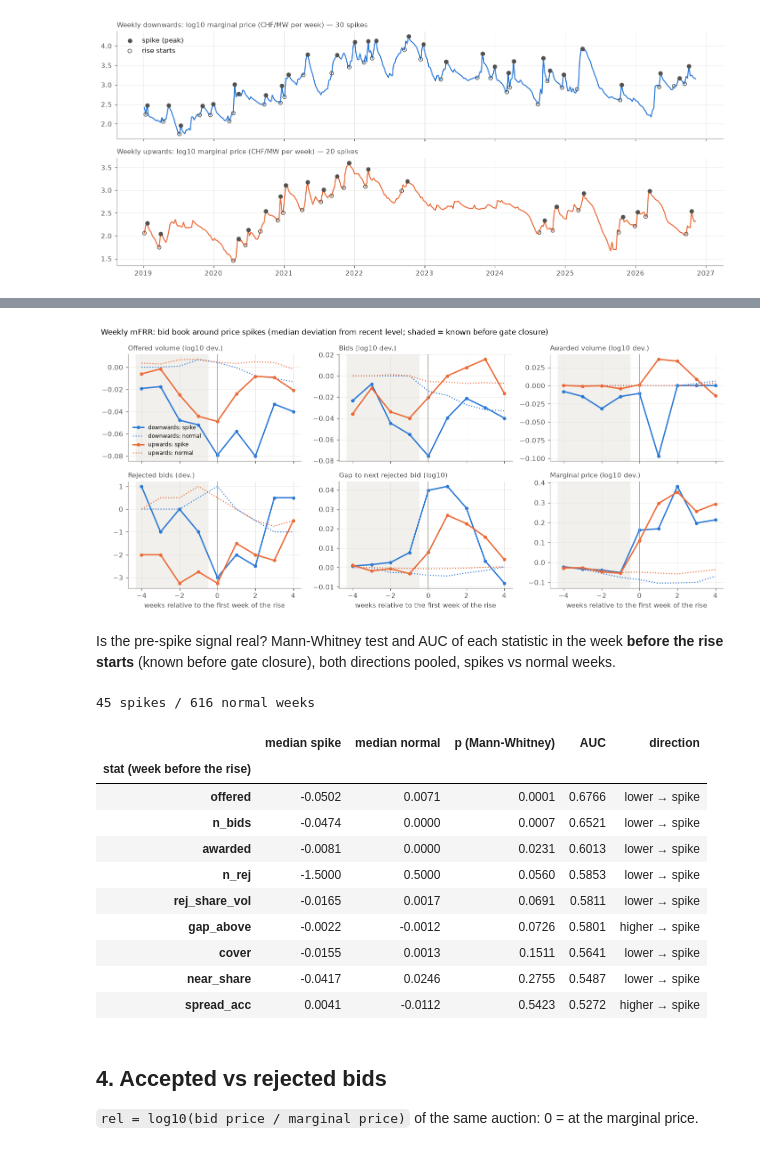
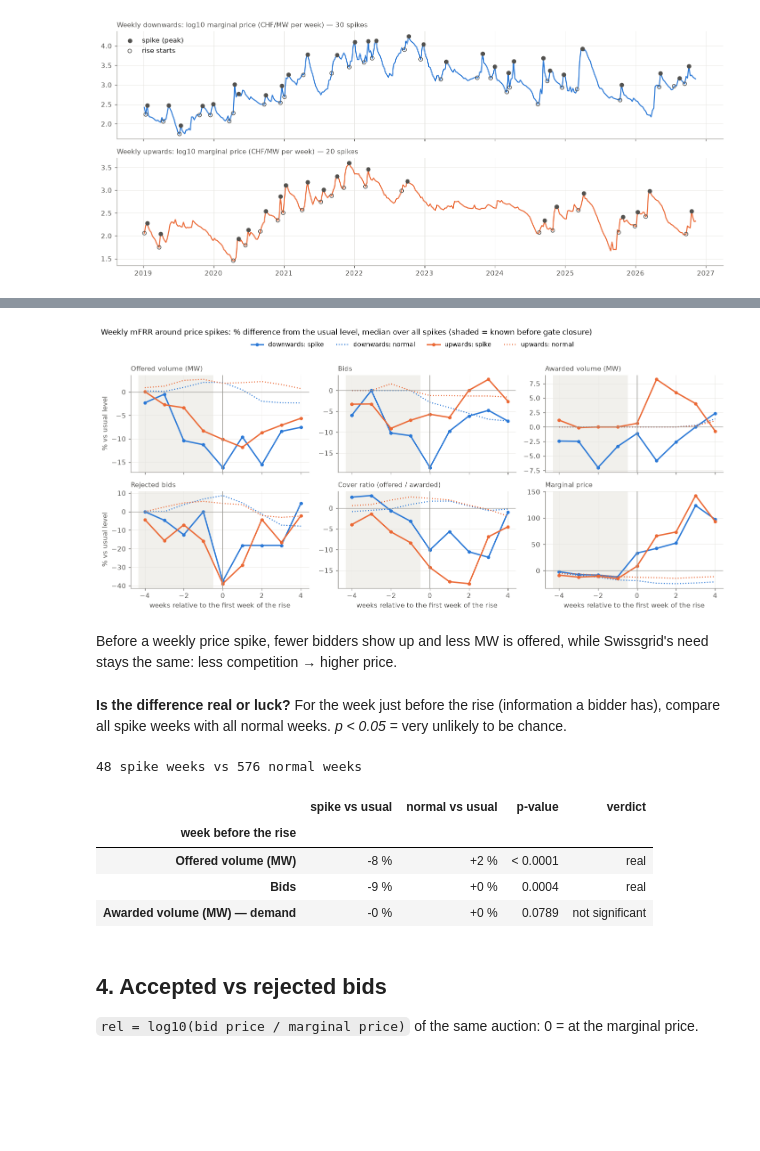
Before and after one commit to carolinaaraujo23/Swissgrid-reserve-price-forecast, a Jupyter notebook: notebooks/m3_eda_bidbook.ipynb, the cells around one changed output, grey strips where cells are left out. Cells and saved outputs as stored; diff of their text form; code cells hidden in the pictures; blank space fills up the shorter version.

```diff
--- a/notebooks/m3_eda_bidbook.ipynb
+++ b/notebooks/m3_eda_bidbook.ipynb
@@ -268,13 +235,17 @@ We compare spikes with **normal weeks** = weeks outside any spike episode (onset
 # %%
 
-LOG = ["n_bids", "offered", "awarded", "cover"]
+LOG = ["n_bids", "offered", "awarded", "cover", "n_rej"]   # compared in relative terms (log10)
+
+
+def to_log(g: pd.DataFrame, c: str) -> pd.Series:
+    return np.log10(g[c] + 1) if c == "n_rej" else np.log10(g[c])   # n_rej can be 0
 LAGS = range(-4, 5)   # k: statistic of week t+k, t = first week of the rise
 
 
 def event_table(g: pd.DataFrame) -> pd.DataFrame:
     g = g.copy()
     for c in LOG:
-        g[c] = np.log10(g[c])
+        g[c] = to_log(g, c)
     normal = ~g["in_episode"] & g["dy"].notna()
     rows = []
     for c in STATS + ["y"]:
@@ -286,4 +257,3 @@ def event_table(g: pd.DataFrame) -> pd.DataFrame:
     return pd.DataFrame(rows)
 
 ev = pd.concat({d: event_table(g) for d, g in panels.items()}, names=["direction"]).reset_index(level=0)
-ev[ev["k"].isin([-2, -1, 0])].pivot_table(index="stat", columns=["direction", "k"], values=["spike", "normal"]).round(3)
@@ -305,60 +260,62 @@ ev[ev["k"].isin([-2, -1, 0])].pivot_table(index="stat", columns=["direction", "k
 # %%
-
-show = [("offered", "Offered volume (log10 dev.)"), ("n_bids", "Bids (log10 dev.)"),
-        ("awarded", "Awarded volume (log10 dev.)"), ("n_rej", "Rejected bids (dev.)"),
-        ("gap_above", "Gap to next rejected bid (log10)"), ("y", "Marginal price (log10 dev.)")]
+show = [("offered", "Offered volume (MW)"), ("n_bids", "Bids"), ("awarded", "Awarded volume (MW)"),
+        ("n_rej", "Rejected bids"), ("cover", "Cover ratio (offered / awarded)"), ("y", "Marginal price")]
+pct = lambda x: 100 * (10 ** x - 1)          # log10 deviation -> % difference from the usual level
 fig, axes = plt.subplots(2, 3, figsize=(13, 6), sharex=True)
 for ax, (c, title) in zip(axes.flat, show):
     for d in ["downwards", "upwards"]:
         e = ev[(ev["direction"] == d) & (ev["stat"] == c)]
-        ax.plot(e["k"], e["spike"], color=DIR_COLOR[d], marker="o", markersize=4, label=f"{d}: spike")
-        ax.plot(e["k"], e["normal"], color=DIR_COLOR[d], linestyle=":", linewidth=1.5, label=f"{d}: normal")
+        ax.plot(e["k"], pct(e["spike"]), color=DIR_COLOR[d], marker="o", markersize=4, label=f"{d}: spike")
+        ax.plot(e["k"], pct(e["normal"]), color=DIR_COLOR[d], linestyle=":", linewidth=1.5, label=f"{d}: normal")
+    ax.axhline(0, color=GREY, linewidth=0.8)
     ax.axvline(0, color=GREY, linewidth=1); ax.axvspan(-4.3, -0.5, color="#f1f0ec", zorder=0)
     ax.set_title(title, loc="left", fontsize=10, color=INK)
+for ax in axes[:, 0]:
+    ax.set_ylabel("% vs usual level")
 for ax in axes[1]:
     ax.set_xlabel("weeks relative to the first week of the rise")
-axes[0, 0].legend(fontsize=8)
-fig.suptitle("Weekly mFRR: bid book around price spikes (median deviation from recent level; shaded = known before gate closure)",
-             x=0.01, ha="left", fontsize=11)
-fig.tight_layout(); save(fig, "m3_prespike_event_study")
+fig.suptitle("Weekly mFRR around price spikes: % difference from the usual level, median over all spikes "
+             "(shaded = known before gate closure)", x=0.01, ha="left", fontsize=11)
+fig.legend(*axes[0, 0].get_legend_handles_labels(), loc="upper center", ncol=4, fontsize=9,
+           bbox_to_anchor=(0.5, 0.955), frameon=False)
+fig.tight_layout(rect=(0, 0, 1, 0.93)); save(fig, "m3_prespike_event_study")
 # %% [output]
-[figure, old version]
+[figure, new version]
+# %% [markdown]
+Before a weekly price spike, fewer bidders show up and less MW is offered, while Swissgrid's need stays the same: less competition → higher price.
 # %% [markdown]
-Is the pre-spike signal real? Mann-Whitney test and AUC of each statistic in the week **before the rise starts** (known before gate closure), both directions pooled, spikes vs normal weeks.
+**Is the difference real or luck?** For the week just before the rise (information a bidder has), compare all spike weeks with all normal weeks. *p < 0.05* = very unlikely to be chance.
 # %%
 
 def t1_deviation(g: pd.DataFrame) -> pd.DataFrame:
     g = g.copy()
     for c in LOG:
-        g[c] = np.log10(g[c])
+        g[c] = to_log(g, c)
     D = pd.DataFrame({c: g[c].shift(1) - g[c].shift(3).rolling(8, min_periods=5).median() for c in STATS})
     D["spike"] = g["rise_start"]
     keep = g["rise_start"] | (~g["in_episode"] & g["dy"].notna())
     return D[keep].dropna()
 
 D = pd.concat([t1_deviation(g) for g in panels.values()])
+CHECK = {"offered": "Offered volume (MW)", "n_bids": "Bids", "awarded": "Awarded volume (MW) — demand"}
 rows = []
-for c in STATS:
+for c, label in CHECK.items():
     s, n = D.loc[D["spike"], c], D.loc[~D["spike"], c]
-    auc = roc_auc_score(D["spike"], D[c])
-    rows.append({"stat (week before the rise)": c, "median spike": s.median(), "median normal": n.median(),
-                 "p (Mann-Whitney)": mannwhitneyu(s, n).pvalue,
-                 "AUC": max(auc, 1 - auc), "direction": "higher → spike" if auc > 0.5 else "lower → spike"})
-print(f"{int(D['spike'].sum())} spikes / {int((~D['spike']).sum())} normal weeks")
-pd.DataFrame(rows).set_index("stat (week before the rise)").sort_values("p (Mann-Whitney)").round(4)
+    p = mannwhitneyu(s, n).pvalue                      # Mann-Whitney: are the two groups different?
+    rows.append({"week before the rise": label,
+                 "spike vs usual": f"{100 * (10 ** s.median() - 1):+.0f} %",
+                 "normal vs usual": f"{100 * (10 ** n.median() - 1):+.0f} %",
+                 "p-value": "< 0.0001" if p < 1e-4 else f"{p:.4f}",
+                 "verdict": "real" if p < 0.05 else "not significant"})
+print(f"{int(D['spike'].sum())} spike weeks vs {int((~D['spike']).sum())} normal weeks")
+pd.DataFrame(rows).set_index("week before the rise")
 # %% [output]
-45 spikes / 616 normal weeks
+48 spike weeks vs 576 normal weeks
-|  | median spike | median normal | p (Mann-Whitney) | AUC | direction |
-| stat (week before the rise) |  |  |  |  |  |
-| offered | -0.0502 | 0.0071 | 0.0001 | 0.6766 | lower → spike |
-| n_bids | -0.0474 | 0.0000 | 0.0007 | 0.6521 | lower → spike |
-| awarded | -0.0081 | 0.0000 | 0.0231 | 0.6013 | lower → spike |
-| n_rej | -1.5000 | 0.5000 | 0.0560 | 0.5853 | lower → spike |
-| rej_share_vol | -0.0165 | 0.0017 | 0.0691 | 0.5811 | lower → spike |
-| gap_above | -0.0022 | -0.0012 | 0.0726 | 0.5801 | higher → spike |
-| cover | -0.0155 | 0.0013 | 0.1511 | 0.5641 | lower → spike |
-| near_share | -0.0417 | 0.0246 | 0.2755 | 0.5487 | lower → spike |
-| spread_acc | 0.0041 | -0.0112 | 0.5423 | 0.5272 | higher → spike |
+|  | spike vs usual | normal vs usual | p-value | verdict |
+| week before the rise |  |  |  |  |
+| Offered volume (MW) | -8 % | +2 % | < 0.0001 | real |
+| Bids | -9 % | +0 % | 0.0004 | real |
+| Awarded volume (MW) — demand | -0 % | +0 % | 0.0789 | not significant |
 # %% [markdown]
 ## 4. Accepted vs rejected bids
 
```
Also changed, not shown: parts of 21 cells of this notebook, 1 other file.
